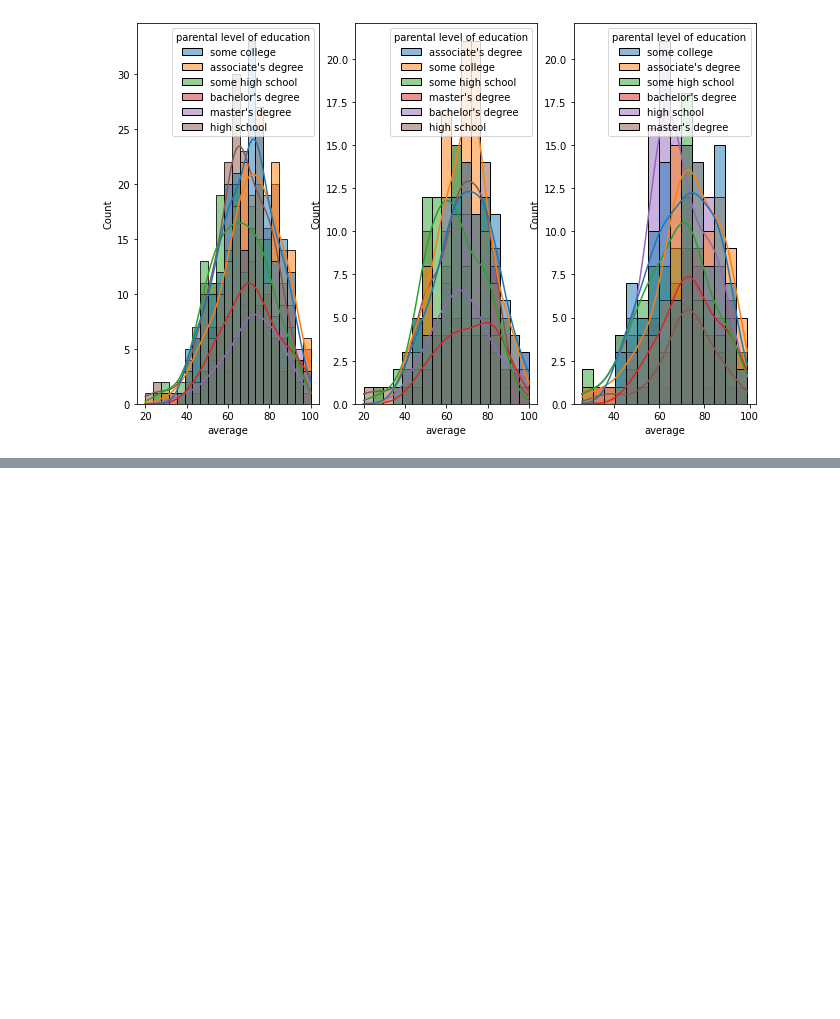
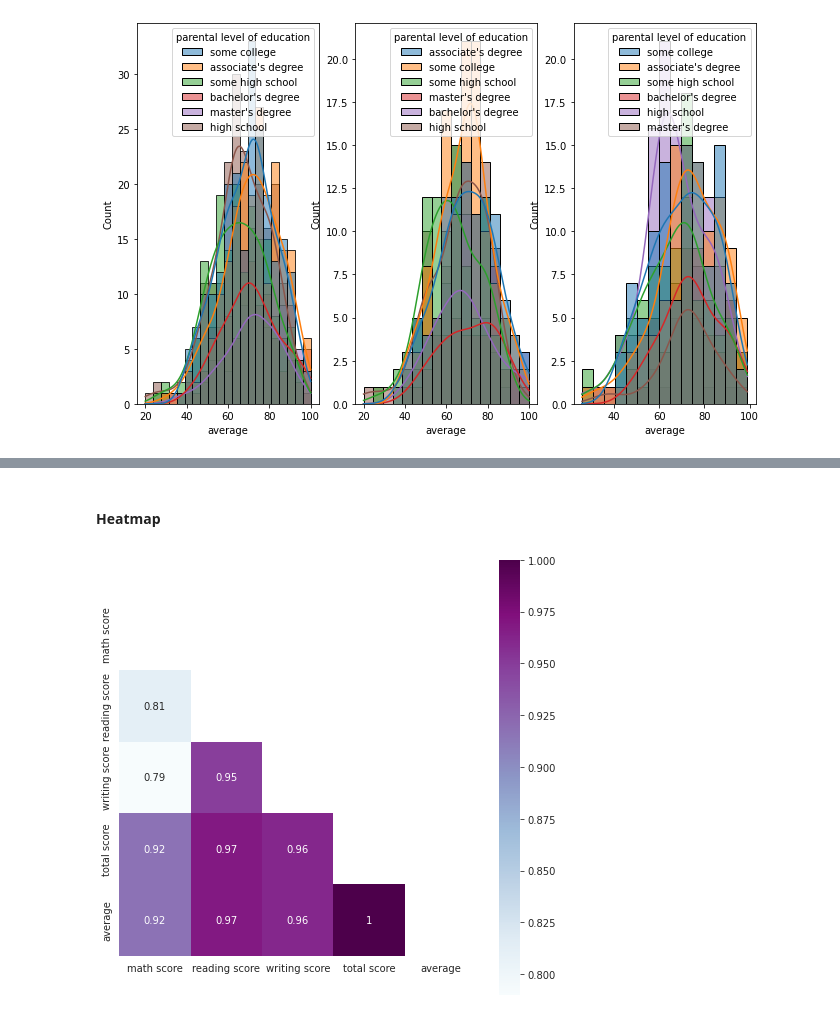
Before and after one commit to Samrawit02/Student-Performance-Prediction, a Jupyter notebook: src/Notebook/EDA STUDENT PERFORMANCE.ipynb, the cells around one changed output, grey strips where cells are left out. Cells and saved outputs as stored; diff of their text form; code cells hidden in the pictures; blank space fills up the shorter version.

```diff
--- a/src/Notebook/EDA STUDENT PERFORMANCE.ipynb
+++ b/src/Notebook/EDA STUDENT PERFORMANCE.ipynb
@@ -213,0 +237,11 @@ plt.show()
+# %% [markdown]
+#### Heatmap
+# %%
+corr = df.corr()
+mask = np.zeros_like(corr) # zeros matrix fill the cells with 0.
+mask[np.triu_indices_from(mask)] = True
+with sns.axes_style("white"):
+    f, ax = plt.subplots(figsize=(8, 8))
+    ax = sns.heatmap(corr,mask=mask,square=True,vmax=1, annot_kws={"size":10},cmap="BuPu",annot=True)
+# %% [output]
+[figure, added]
```
Also changed, not shown: parts of 11 cells of this notebook, 1 other file.
